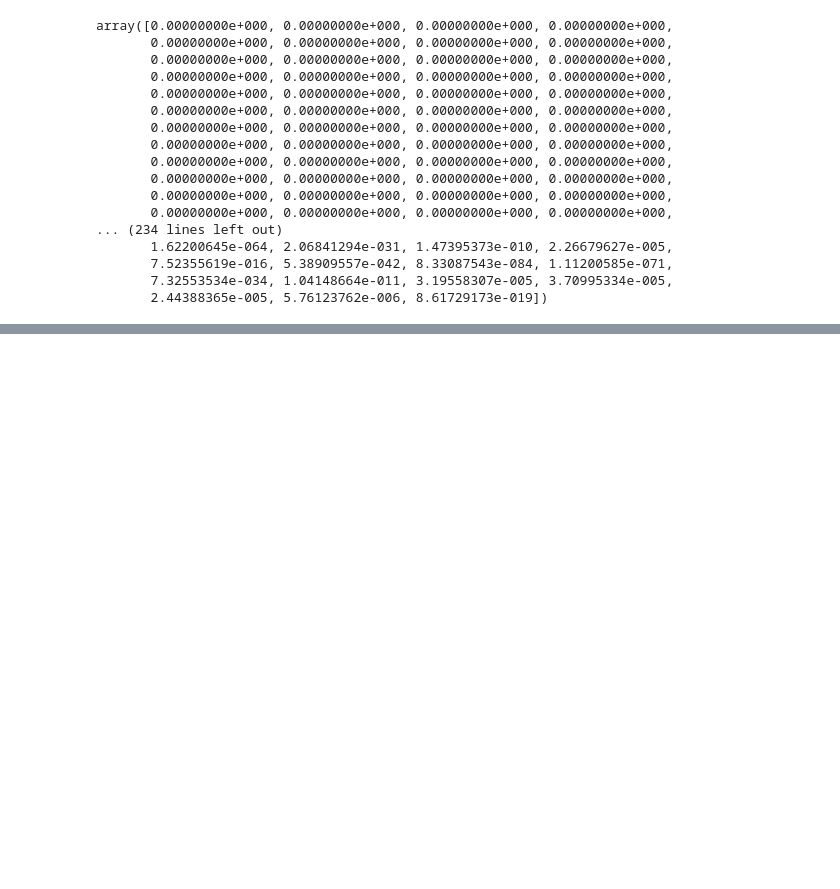
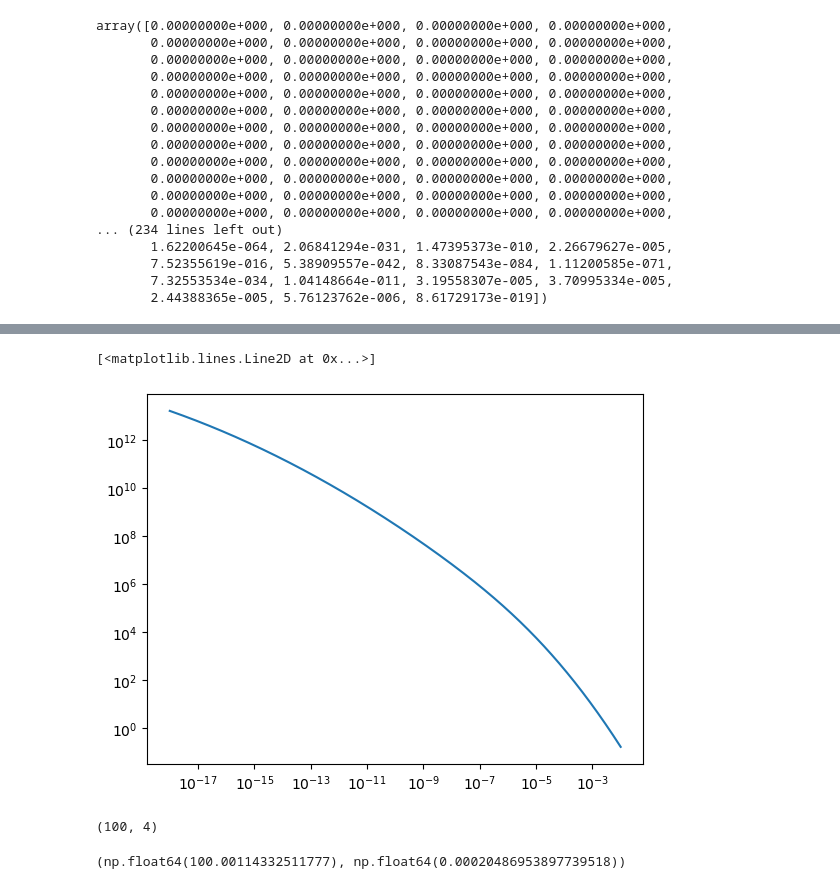
Before and after one commit to shauryagarg145/dark-matter-waves, a Jupyter notebook: modellingstreams.ipynb, the cells around one changed output, grey strips where cells are left out. Saved outputs shown, nothing was run; the diff lists cells and outputs as text; code cells hidden in the pictures; blank space fills up the shorter version.

```diff
--- a/modellingstreams.ipynb
+++ b/modellingstreams.ipynb
@@ -148,0 +241,17 @@ array([0.00000000e+000, 0.00000000e+000, 0.00000000e+000, 0.00000000e+000,
+# %%
+rho = np.logspace(-18, -2, 1000)
+f = scipy.stats.skewnorm.pdf(np.log(rho),-2.10,loc=-11.37,scale=7.15)/rho
+plt.clf()
+plt.loglog(rho, f)
+# %% [output]
+[<matplotlib.lines.Line2D at 0x...>]
+[figure, added]
+# %%
+streams.shape
+# %% [output]
+(100, 4)
+# %%
+rho = get_density(100)
+scipy.stats.skewnorm.pdf(np.log(rho),-2.10,loc=-11.37,scale=7.15)/rho, rho
+# %% [output]
+(np.float64(100.00114332511777), np.float64(0.00020486953897739518))
```
Also changed, not shown: parts of 10 cells of this notebook.
